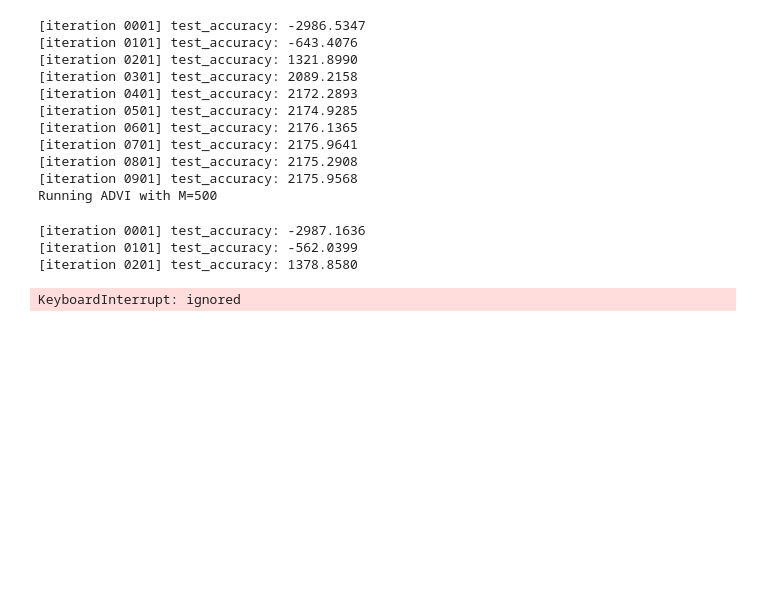
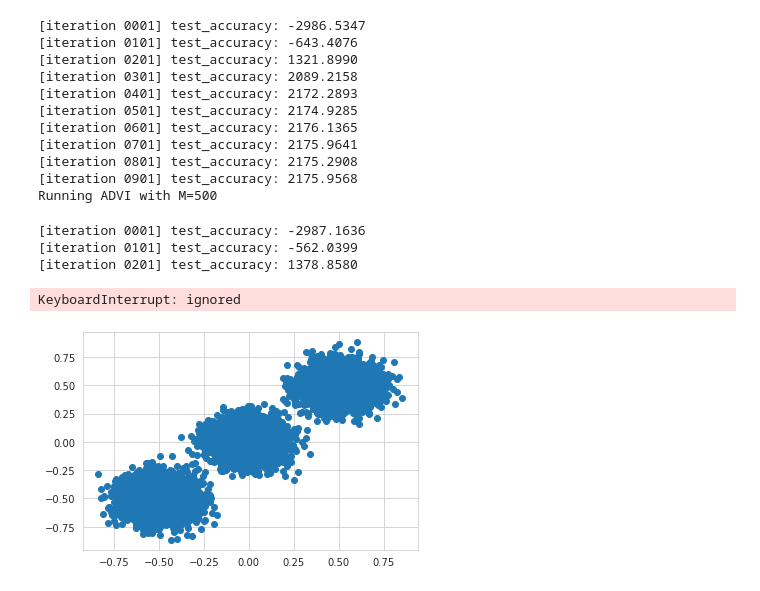
Before and after one commit to lorenzkuhn/advi, a Jupyter notebook: GMM.ipynb, the cells around one changed output. Saved outputs shown, nothing was run; the diff lists cells and outputs as text; code cells hidden in the pictures; blank space fills up the shorter version.

```diff
--- a/GMM.ipynb
+++ b/GMM.ipynb
@@ -420,3 +415,15 @@ Running ADVI with M=500
 [iteration 0101] test_accuracy: -562.0399
 [iteration 0201] test_accuracy: 1378.8580
 KeyboardInterrupt: ignored
+# %%
+three_modal_sampler = GMMSampler(3,
+                                 2,
+                                 torch.tensor([[-.5, -.5], [.5, .5], [0, 0]], dtype=torch.float),
+                                 torch.tensor([[.1, .1], [.1, .1], [.1, .1]], dtype=torch.float))
+
+data3 = three_modal_sampler.sample(N)
+# %%
+plt.scatter(data3[:, 0], data3[:, 1])
+plt.show()
+# %% [output]
+[figure, added]
```
Also changed, not shown: parts of 12 cells of this notebook.
